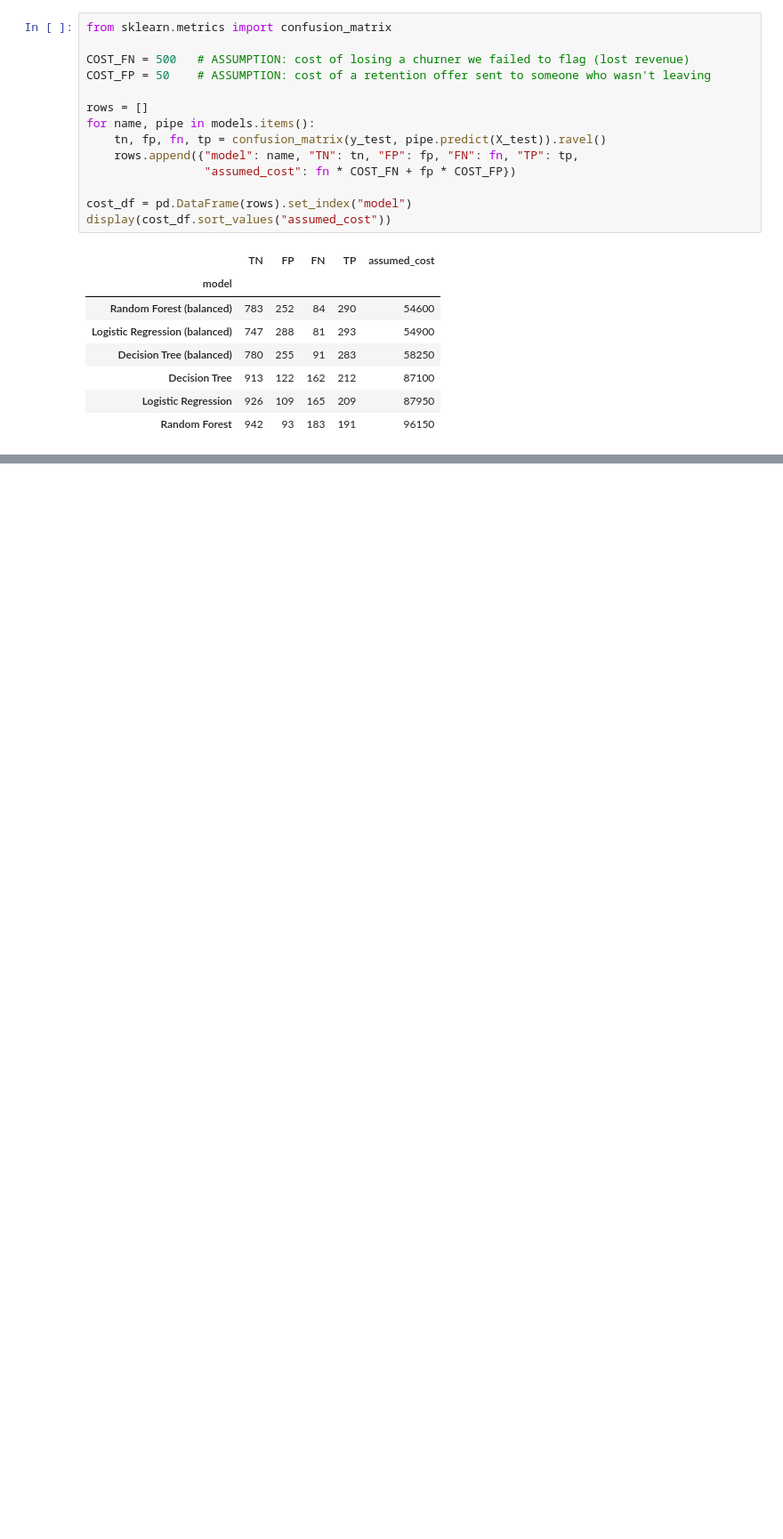
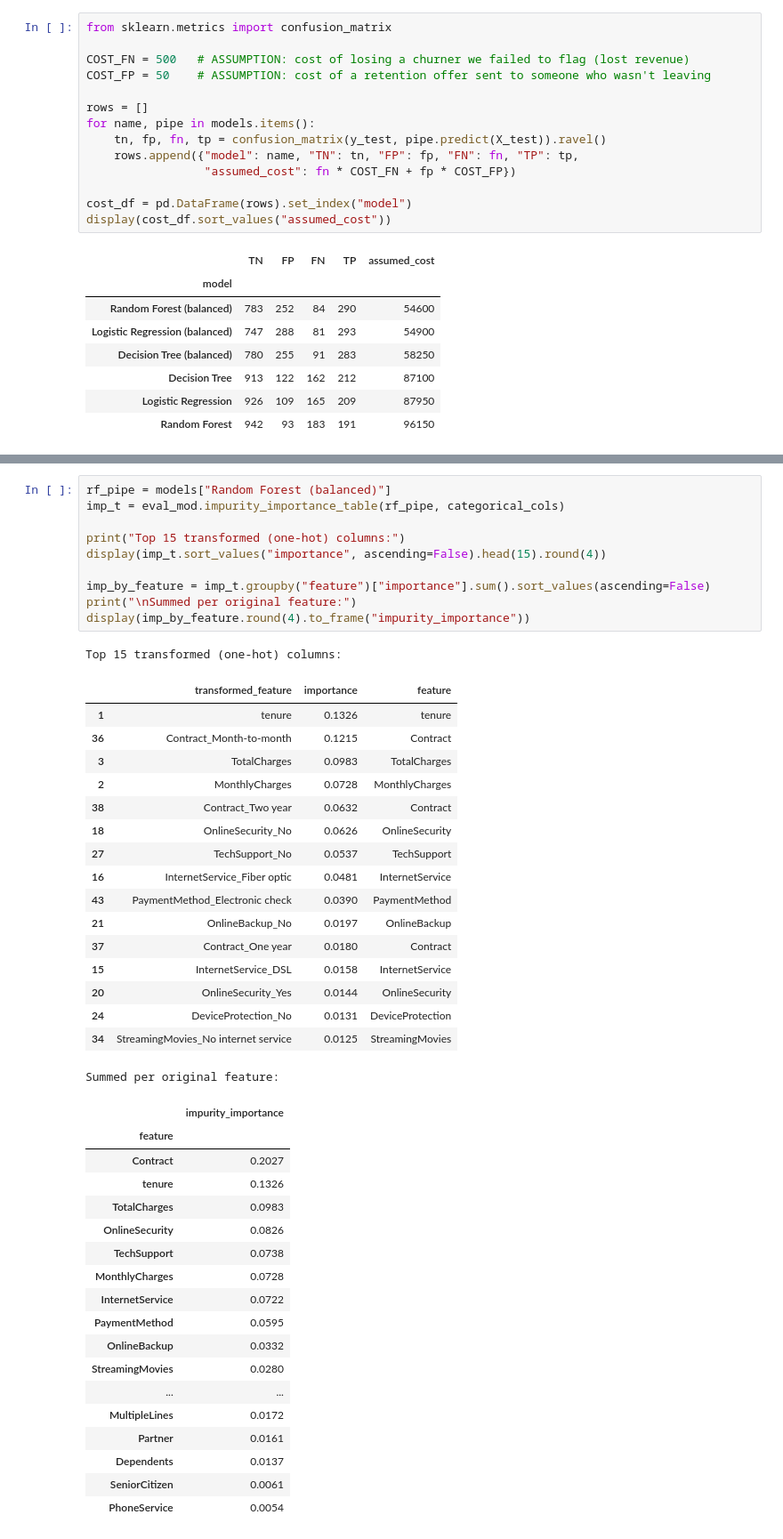
Before and after one commit to pavannangadi/Customer-Churn-Prediction-Telco-, a Jupyter notebook: notebooks/customer_churn_analysis.ipynb, the cells around one changed output, grey strips where cells are left out. Shown at 89% size. Drawn from its saved outputs; the diff is of its cells as text; blank space fills up the shorter version.

```diff
--- a/notebooks/customer_churn_analysis.ipynb
+++ b/notebooks/customer_churn_analysis.ipynb
@@ -400,0 +450,47 @@ display(cost_df.sort_values("assumed_cost"))
+# %%
+rf_pipe = models["Random Forest (balanced)"]
+imp_t = eval_mod.impurity_importance_table(rf_pipe, categorical_cols)
+
+print("Top 15 transformed (one-hot) columns:")
+display(imp_t.sort_values("importance", ascending=False).head(15).round(4))
+
+imp_by_feature = imp_t.groupby("feature")["importance"].sum().sort_values(ascending=False)
+print("\nSummed per original feature:")
+display(imp_by_feature.round(4).to_frame("impurity_importance"))
+# %% [output]
+Top 15 transformed (one-hot) columns:
+|  | transformed_feature | importance | feature |
+| 1 | tenure | 0.1326 | tenure |
+| 36 | Contract_Month-to-month | 0.1215 | Contract |
+| 3 | TotalCharges | 0.0983 | TotalCharges |
+| 2 | MonthlyCharges | 0.0728 | MonthlyCharges |
+| 38 | Contract_Two year | 0.0632 | Contract |
+| 18 | OnlineSecurity_No | 0.0626 | OnlineSecurity |
+| 27 | TechSupport_No | 0.0537 | TechSupport |
+| 16 | InternetService_Fiber optic | 0.0481 | InternetService |
+| 43 | PaymentMethod_Electronic check | 0.0390 | PaymentMethod |
+| 21 | OnlineBackup_No | 0.0197 | OnlineBackup |
+| 37 | Contract_One year | 0.0180 | Contract |
+| 15 | InternetService_DSL | 0.0158 | InternetService |
+| 20 | OnlineSecurity_Yes | 0.0144 | OnlineSecurity |
+| 24 | DeviceProtection_No | 0.0131 | DeviceProtection |
+| 34 | StreamingMovies_No internet service | 0.0125 | StreamingMovies |
+Summed per original feature:
+|  | impurity_importance |
+| feature |  |
+| Contract | 0.2027 |
+| tenure | 0.1326 |
+| TotalCharges | 0.0983 |
+| OnlineSecurity | 0.0826 |
+| TechSupport | 0.0738 |
+| MonthlyCharges | 0.0728 |
+| InternetService | 0.0722 |
+| PaymentMethod | 0.0595 |
+| OnlineBackup | 0.0332 |
+| StreamingMovies | 0.0280 |
+| ... | ... |
+| MultipleLines | 0.0172 |
+| Partner | 0.0161 |
+| Dependents | 0.0137 |
+| SeniorCitizen | 0.0061 |
+| PhoneService | 0.0054 |
```
Also changed, not shown: parts of 4 cells of this notebook, 3 other files.
